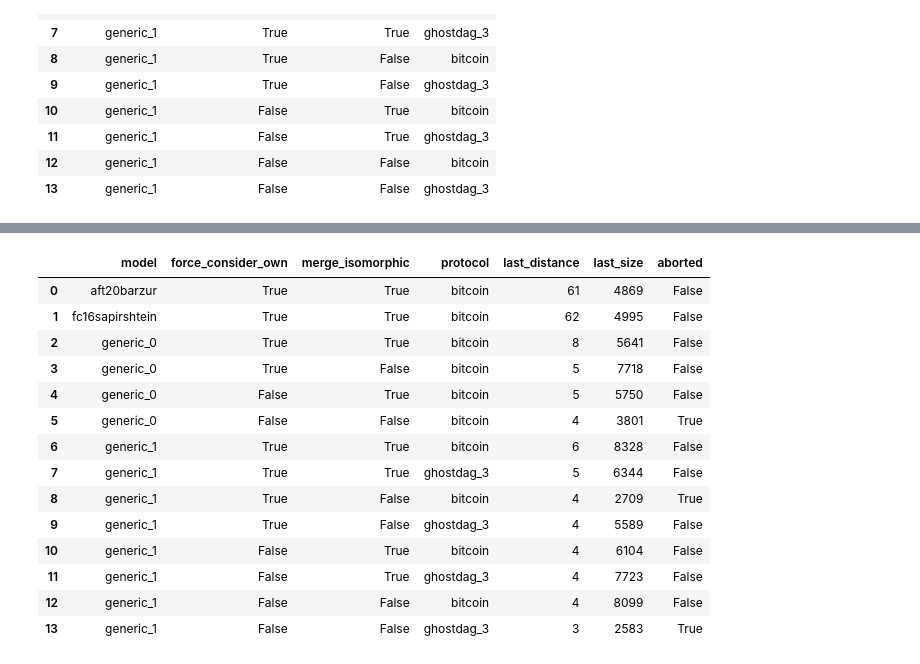
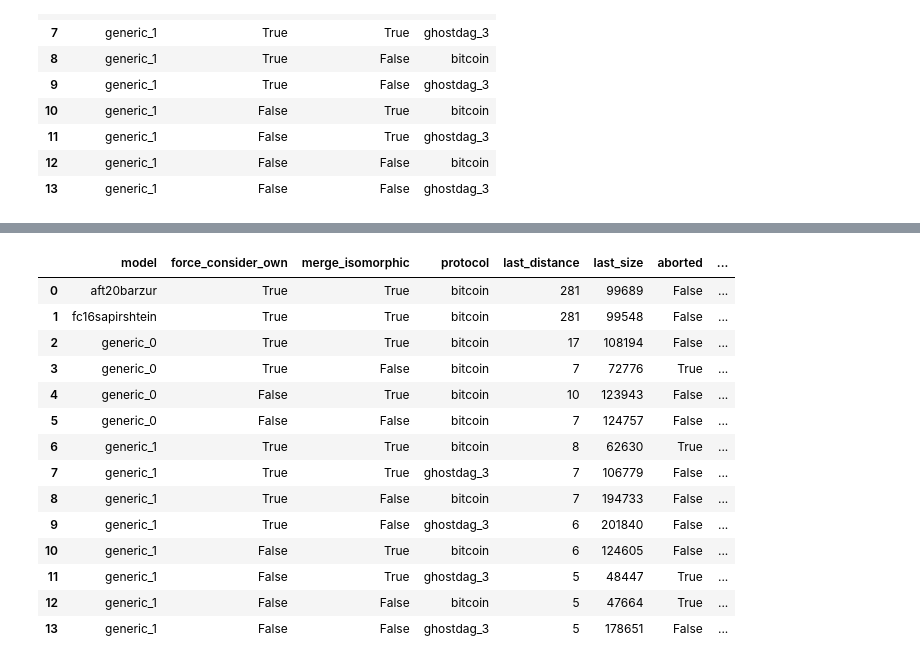
Before and after one commit to pkel/cpr, a Jupyter notebook: mdp/2-generic-v1-state-space-size.ipynb, the cells around one changed output, grey strips where cells are left out. Drawn from its saved outputs; the diff is of its cells as text; code cells hidden in the pictures.

```diff
--- a/mdp/2-generic-v1-state-space-size.ipynb
+++ b/mdp/2-generic-v1-state-space-size.ipynb
@@ -108,6 +109,7 @@ def working_df_gen():
             aborted=False,
             last_distance=-1,
             last_size=-1,
+            time_spent=0,
         )
 
 
@@ -140,11 +142,13 @@ def step_gen(max_size):
 
 from IPython.display import display, clear_output
 
-max_size = 5000
+max_size = 100000
 
 size_log = []
 
 for idx in step_gen(max_size):
+    start_time = time.monotonic()
+
     row = working_df.loc[idx]
 
     if row.last_distance < 0:
@@ -165,17 +169,23 @@ for idx in step_gen(max_size):
     distance = row.last_distance + 1
     size = explicit_mdp.n_states
 
-    size_log.append(models.loc[idx].to_dict() | dict(distance=distance, size=size))
+    time_spent = time.monotonic() - start_time + working_df.loc[idx, "time_spent"]
+    size_log.append(
+        models.loc[idx].to_dict()
+        | dict(distance=distance, size=size, time_spent=time_spent)
+    )
 
     working_df.loc[idx, "last_distance"] = distance
     working_df.loc[idx, "last_size"] = size
+    working_df.loc[idx, "time_spent"] = time_spent
 
     clear_output()
     print("last:")
     print(models.loc[idx])
     display(
         models.join(working_df)[
-            list(models.columns) + ["last_distance", "last_size", "aborted"]
+            list(models.columns)
+            + ["last_distance", "last_size", "aborted", "time_spent"]
         ]
     )
 
@@ -190,18 +200,18 @@ Name: 1, dtype: object
-|  | model | force_consider_own | merge_isomorphic | protocol | last_distance | last_size | aborted |
-| 0 | aft20barzur | True | True | bitcoin | 61 | 4869 | False |
-| 1 | fc16sapirshtein | True | True | bitcoin | 62 | 4995 | False |
-| 2 | generic_0 | True | True | bitcoin | 8 | 5641 | False |
-| 3 | generic_0 | True | False | bitcoin | 5 | 7718 | False |
-| 4 | generic_0 | False | True | bitcoin | 5 | 5750 | False |
-| 5 | generic_0 | False | False | bitcoin | 4 | 3801 | True |
-| 6 | generic_1 | True | True | bitcoin | 6 | 8328 | False |
-| 7 | generic_1 | True | True | ghostdag_3 | 5 | 6344 | False |
-| 8 | generic_1 | True | False | bitcoin | 4 | 2709 | True |
-| 9 | generic_1 | True | False | ghostdag_3 | 4 | 5589 | False |
-| 10 | generic_1 | False | True | bitcoin | 4 | 6104 | False |
-| 11 | generic_1 | False | True | ghostdag_3 | 4 | 7723 | False |
-| 12 | generic_1 | False | False | bitcoin | 4 | 8099 | False |
-| 13 | generic_1 | False | False | ghostdag_3 | 3 | 2583 | True |
+|  | model | force_consider_own | merge_isomorphic | protocol | last_distance | last_size | aborted | ... |
+| 0 | aft20barzur | True | True | bitcoin | 281 | 99689 | False | ... |
+| 1 | fc16sapirshtein | True | True | bitcoin | 281 | 99548 | False | ... |
+| 2 | generic_0 | True | True | bitcoin | 17 | 108194 | False | ... |
+| 3 | generic_0 | True | False | bitcoin | 7 | 72776 | True | ... |
+| 4 | generic_0 | False | True | bitcoin | 10 | 123943 | False | ... |
+| 5 | generic_0 | False | False | bitcoin | 7 | 124757 | False | ... |
+| 6 | generic_1 | True | True | bitcoin | 8 | 62630 | True | ... |
+| 7 | generic_1 | True | True | ghostdag_3 | 7 | 106779 | False | ... |
+| 8 | generic_1 | True | False | bitcoin | 7 | 194733 | False | ... |
+| 9 | generic_1 | True | False | ghostdag_3 | 6 | 201840 | False | ... |
+| 10 | generic_1 | False | True | bitcoin | 6 | 124605 | False | ... |
+| 11 | generic_1 | False | True | ghostdag_3 | 5 | 48447 | True | ... |
+| 12 | generic_1 | False | False | bitcoin | 5 | 47664 | True | ... |
+| 13 | generic_1 | False | False | ghostdag_3 | 5 | 178651 | False | ... |
 # %%
 import seaborn
 
```
Also changed, not shown: parts of 5 cells of this notebook.
